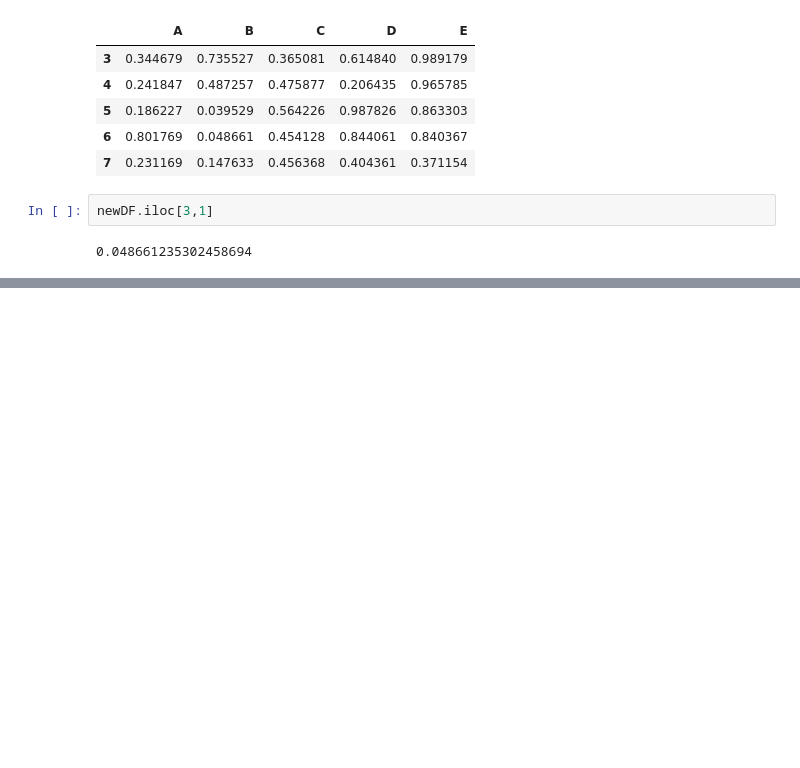
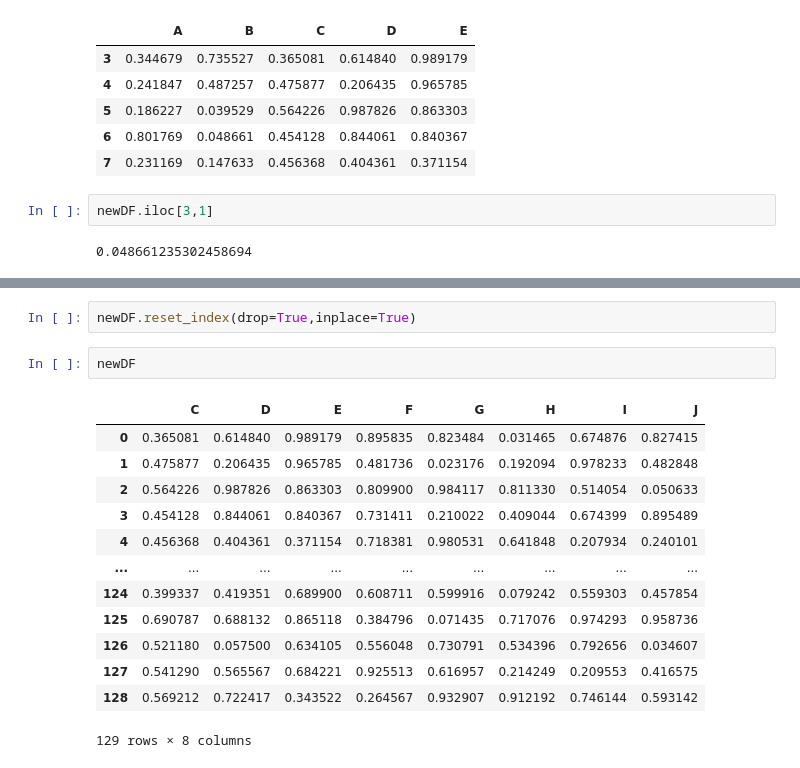
Before and after one commit to Hridayansh018/Pandas, a Jupyter notebook: Tutorial.ipynb, the cells around one changed output, grey strips where cells are left out. Drawn from its saved outputs; the diff is of its cells as text; blank space fills up the shorter version.

```diff
--- a/Tutorial.ipynb
+++ b/Tutorial.ipynb
@@ -395,0 +422,18 @@ newDF.iloc[3,1]
+# %%
+newDF.reset_index(drop=True,inplace=True)
+# %%
+newDF
+# %% [output]
+|  | C | D | E | F | G | H | I | J |
+| 0 | 0.365081 | 0.614840 | 0.989179 | 0.895835 | 0.823484 | 0.031465 | 0.674876 | 0.827415 |
+| 1 | 0.475877 | 0.206435 | 0.965785 | 0.481736 | 0.023176 | 0.192094 | 0.978233 | 0.482848 |
+| 2 | 0.564226 | 0.987826 | 0.863303 | 0.809900 | 0.984117 | 0.811330 | 0.514054 | 0.050633 |
+| 3 | 0.454128 | 0.844061 | 0.840367 | 0.731411 | 0.210022 | 0.409044 | 0.674399 | 0.895489 |
+| 4 | 0.456368 | 0.404361 | 0.371154 | 0.718381 | 0.980531 | 0.641848 | 0.207934 | 0.240101 |
+| ... | ... | ... | ... | ... | ... | ... | ... | ... |
+| 124 | 0.399337 | 0.419351 | 0.689900 | 0.608711 | 0.599916 | 0.079242 | 0.559303 | 0.457854 |
+| 125 | 0.690787 | 0.688132 | 0.865118 | 0.384796 | 0.071435 | 0.717076 | 0.974293 | 0.958736 |
+| 126 | 0.521180 | 0.057500 | 0.634105 | 0.556048 | 0.730791 | 0.534396 | 0.792656 | 0.034607 |
+| 127 | 0.541290 | 0.565567 | 0.684221 | 0.925513 | 0.616957 | 0.214249 | 0.209553 | 0.416575 |
+| 128 | 0.569212 | 0.722417 | 0.343522 | 0.264567 | 0.932907 | 0.912192 | 0.746144 | 0.593142 |
+129 rows × 8 columns
```
Also changed, not shown: parts of 3 cells of this notebook.
